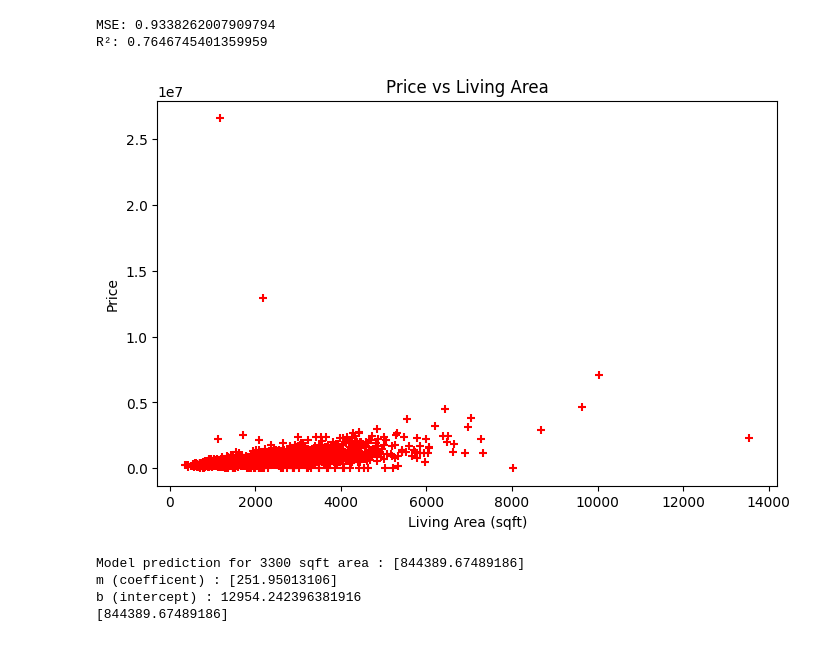
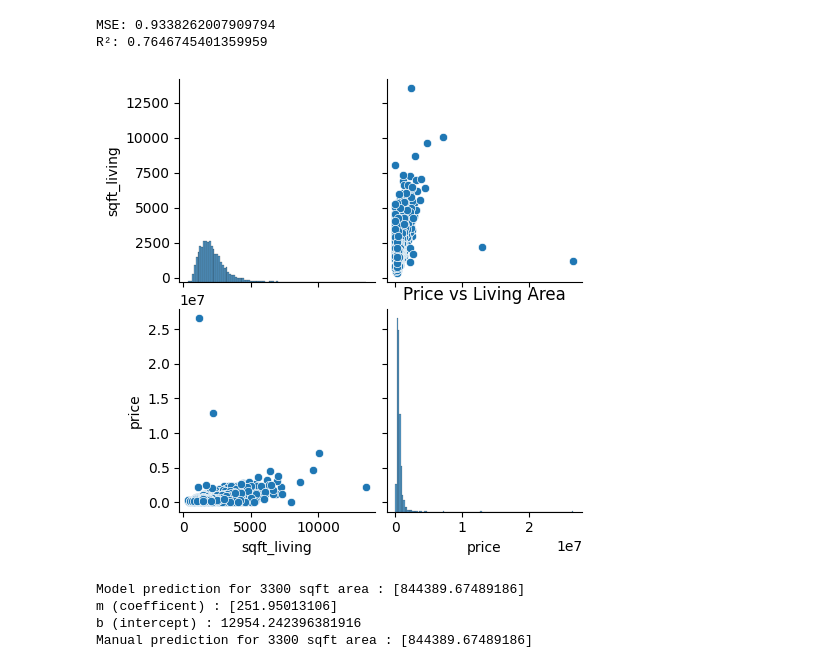
Before and after one commit to chitrank2050/ML-Notebook-Library, a Jupyter notebook: notebooks/ml-algorithms/regression/linear_regression.ipynb, the cells around one changed output. Drawn from its saved outputs; the diff is of its cells as text; code cells hidden in the pictures.

```diff
--- a/notebooks/ml-algorithms/regression/linear_regression.ipynb
+++ b/notebooks/ml-algorithms/regression/linear_regression.ipynb
@@ -151,38 +151,42 @@ for cols in df.columns:
     else:
         num.append(cols)
 
 # 1. Linear Regression Single Variable example i.e getting price based on area (price = m*area + b)
 single_variable_df = df[['sqft_living','price']]
 
+sns.pairplot(single_variable_df)
+# plt.show()
+
 %matplotlib inline
-plt.figure(figsize=(8,5))
-plt.scatter(single_variable_df.sqft_living, single_variable_df.price, color="red", marker="+")
+# plt.figure(figsize=(8,5))
+# plt.scatter(single_variable_df.sqft_living, single_variable_df.price, color="red", marker="+")
 plt.xlabel("Living Area (sqft)")
 plt.ylabel("Price")
 plt.title("Price vs Living Area")
 plt.show()
 
 # Fit the model
 linear_model = LinearRegression()
 linear_model.fit(single_variable_df[['sqft_living']], single_variable_df.price)
 
 # Predict using a DataFrame with same column name
 # as (price = m*area + b) and we only provided area i.e 3300
 single_variable_prediction = linear_model.predict(
     pd.DataFrame([[3300]], columns=['sqft_living'])
     )
 
 print(f"Model prediction for 3300 sqft area : {single_variable_prediction}")
 
 # model calculated m and b on it's own
 print(f'm (coefficent) : {linear_model.coef_}')
 print(f'b (intercept) : {linear_model.intercept_}')
 
 # now we can try manually with formula
-print(linear_model.coef_*3300 + linear_model.intercept_)
+manual_single_variable_prediction = linear_model.coef_*3300 + linear_model.intercept_
+print(f"Manual prediction for 3300 sqft area : {single_variable_prediction}")
 # %% [output]
-[figure, old version]
+[figure, new version]
 Model prediction for 3300 sqft area : [844389.67489186]
 m (coefficent) : [251.95013106]
 b (intercept) : 12954.242396381916
-[844389.67489186]
+Manual prediction for 3300 sqft area : [844389.67489186]
```
